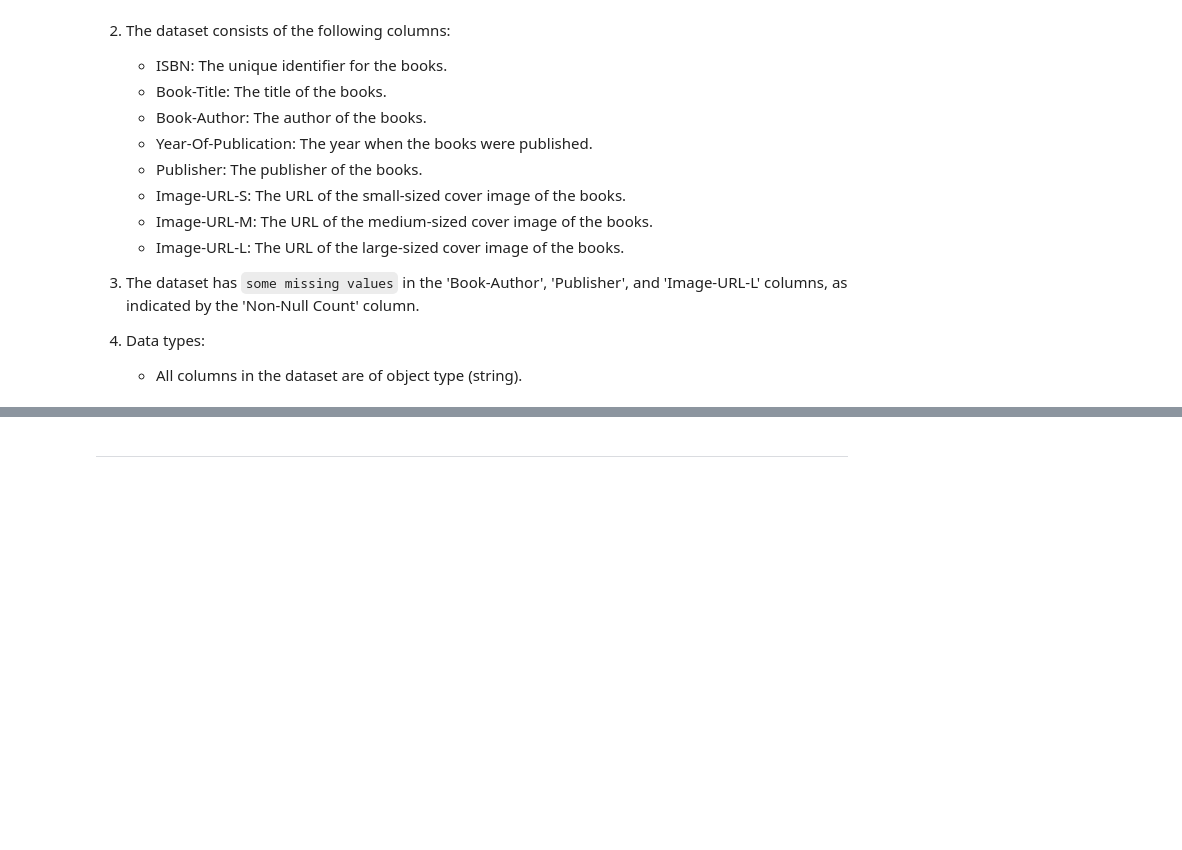
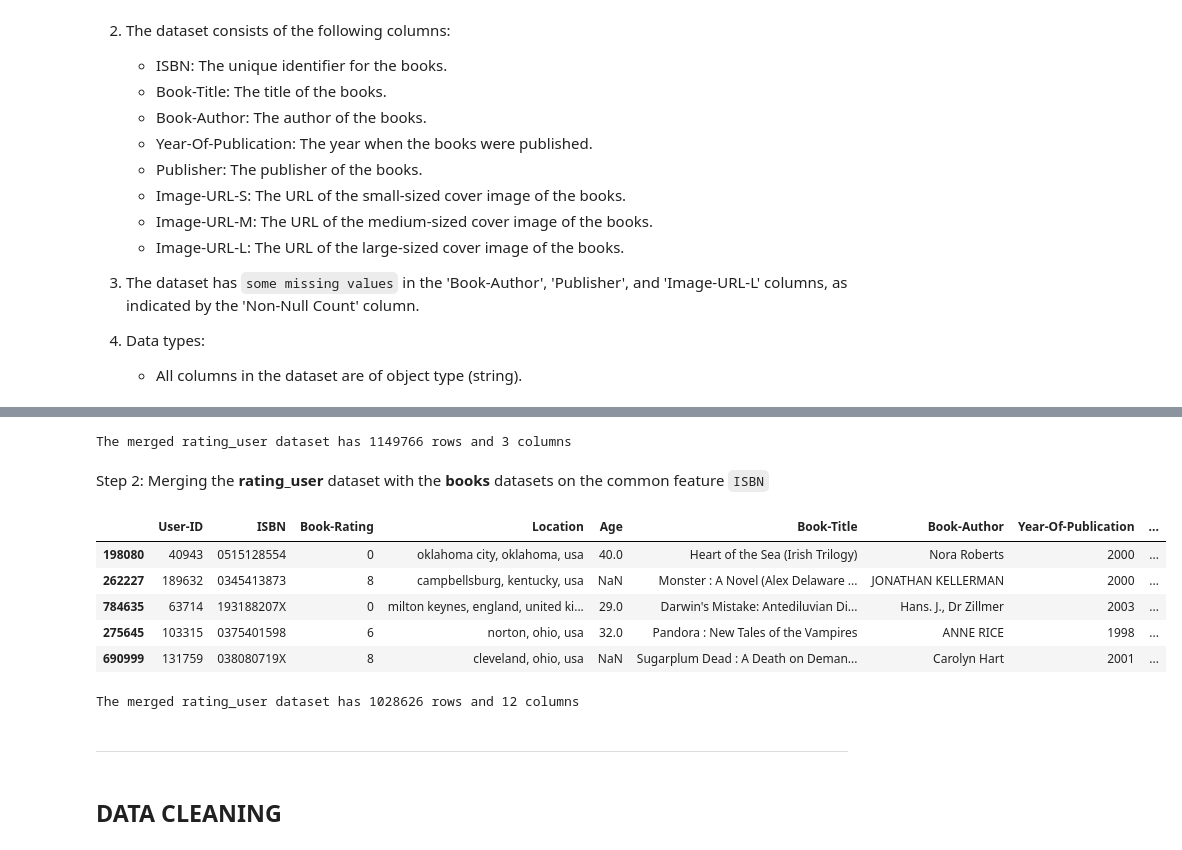
Before and after one commit to ruth-kitasi/Online-Book-Recommender-System, a Jupyter notebook: Index.ipynb, the cells around one changed output, grey strips where cells are left out. Drawn from its saved outputs; the diff is of its cells as text; code cells hidden in the pictures; blank space fills up the shorter version.

Commit message:
merging files

```diff
--- a/Index.ipynb
+++ b/Index.ipynb
@@ -247,0 +253,4 @@ dtype: object
+# %%
+ratings_users = pd.merge(rating_df, user_df, on='User-ID')
+
+rating_df.sample(n=5)
@@ -248,2 +264,29 @@ dtype: object
+# %%
+rows, columns = rating_df.shape
+
+print (f'The merged rating_user dataset has {rows} rows and {columns} columns')
+# %% [output]
+The merged rating_user dataset has 1149766 rows and 3 columns
+# %% [markdown]
+Step 2: Merging the **rating_user** dataset with the **books** datasets on the common feature `ISBN`
+# %%
+library_df = pd.merge(ratings_users, books_df, on='ISBN')
+
+library_df.sample(n=5)
+# %% [output]
+|  | User-ID | ISBN | Book-Rating | Location | Age | Book-Title | Book-Author | Year-Of-Publication | ... |
+| 198080 | 40943 | 0515128554 | 0 | oklahoma city, oklahoma, usa | 40.0 | Heart of the Sea (Irish Trilogy) | Nora Roberts | 2000 | ... |
+| 262227 | 189632 | 0345413873 | 8 | campbellsburg, kentucky, usa | NaN | Monster : A Novel (Alex Delaware ... | JONATHAN KELLERMAN | 2000 | ... |
+| 784635 | 63714 | 193188207X | 0 | milton keynes, england, united ki... | 29.0 | Darwin's Mistake: Antediluvian Di... | Hans. J., Dr Zillmer | 2003 | ... |
+| 275645 | 103315 | 0375401598 | 6 | norton, ohio, usa | 32.0 | Pandora : New Tales of the Vampires | ANNE RICE | 1998 | ... |
+| 690999 | 131759 | 038080719X | 8 | cleveland, ohio, usa | NaN | Sugarplum Dead : A Death on Deman... | Carolyn Hart | 2001 | ... |
+# %%
+rows, columns = library_df.shape
+
+print (f'The merged rating_user dataset has {rows} rows and {columns} columns')
+# %% [output]
+The merged rating_user dataset has 1028626 rows and 12 columns
 # %% [markdown]
 ************************************************************************************************************************************************
+# %% [markdown]
+## DATA CLEANING
```
Also changed, not shown: parts of 8 cells of this notebook.
